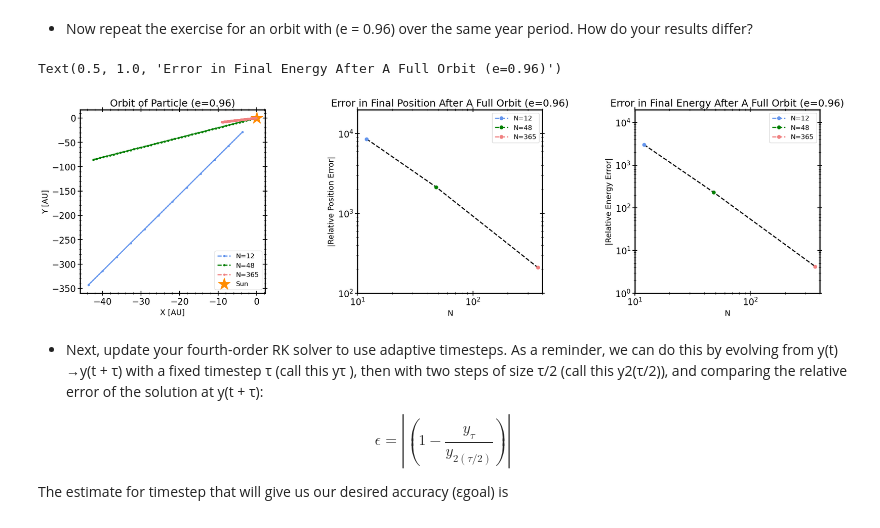
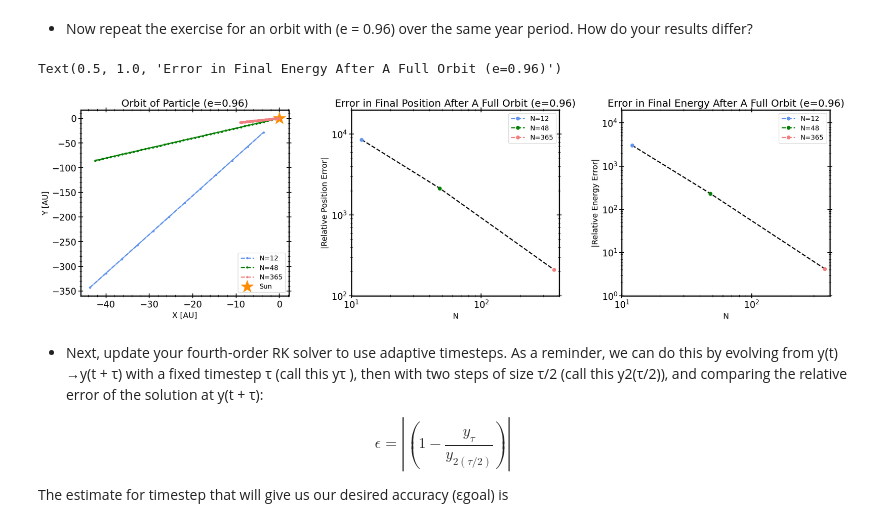
Before and after one commit to carlosajurado/AST384C-Computational-Astrophysics, a Jupyter notebook: HW2.ipynb, the cells around one changed output. Drawn from its saved outputs; the diff is of its cells as text; code cells hidden in the pictures.

```diff
--- a/HW2.ipynb
+++ b/HW2.ipynb
@@ -344,7 +405,7 @@ for N in N_values:
     energy_err_ellip[N] = np.abs(energy_histories_ellip[N]/intial_energy_ellip - 1)
 # %%
 fig, axs = plt.subplots(1, 3, figsize=(24, 6))
-plt.subplots_adjust(wspace=0.5, hspace=0.3)
+plt.subplots_adjust(wspace=0.3, hspace=0.3)
 
 
 axs[0].plot(orbit_histories_ellip[12][0], orbit_histories_ellip[12][1], color='cornflowerblue', marker='.', label='N=12', linestyle = '--')
@@ -368,34 +429,34 @@ axs[1].loglog(N_values, [positional_err_ellip[12], positional_err_ellip[48], pos
 axs[1].loglog(N_values[0], positional_err_ellip[12], color='cornflowerblue', marker='o', label='N=12', linestyle = '--')
 axs[1].loglog(N_values[1], positional_err_ellip[48], color='green', marker='o', label='N=48', linestyle = '--')
 axs[1].loglog(N_values[2], positional_err_ellip[365], color='lightcoral', marker='o', label='N=365', linestyle = '--')
 axs[1].legend(ncol=1, loc='upper right')
 
 axs[1].set_xlabel('N')
 axs[1].set_xlim(10**1, 4 * 10**2)
 axs[1].set_ylabel('|Relative Position Error|')
 axs[1].set_ylim(10**2, 2* 10**4)
 axs[1].set_title("Error in Final Position After A Full Orbit (e=0.96)")
 
 
 
 
 
 
 
 axs[2].loglog(N_values, [energy_err_ellip[12], energy_err_ellip[48], energy_err_ellip[365]], color='black', linestyle = '--')
 axs[2].loglog(N_values[0], energy_err_ellip[12], color='cornflowerblue', marker='o', label='N=12', linestyle = '--')
 axs[2].loglog(N_values[1], energy_err_ellip[48], color='green', marker='o', label='N=48', linestyle = '--')
 axs[2].loglog(N_values[2], energy_err_ellip[365], color='lightcoral', marker='o', label='N=365', linestyle = '--')
 axs[2].legend(ncol=1, loc='upper right')
 
 axs[2].set_xlabel('N')
 axs[2].set_xlim(10**1, 4 * 10**2)
 axs[2].set_ylabel('|Relative Energy Error|')
 axs[2].set_ylim(10**0, 2* 10**4)
 axs[2].set_title("Error in Final Energy After A Full Orbit (e=0.96)")
 # %% [output]
 Text(0.5, 1.0, 'Error in Final Energy After A Full Orbit (e=0.96)')
-[figure, old version]
+[figure, new version]
 # %% [markdown]
 - Next, update your fourth-order RK solver to use adaptive timesteps. As a reminder, we
 can do this by evolving from y(t) →y(t + τ) with a fixed timestep τ (call this yτ ), then with
```
Also changed, not shown: parts of 3 cells of this notebook.
